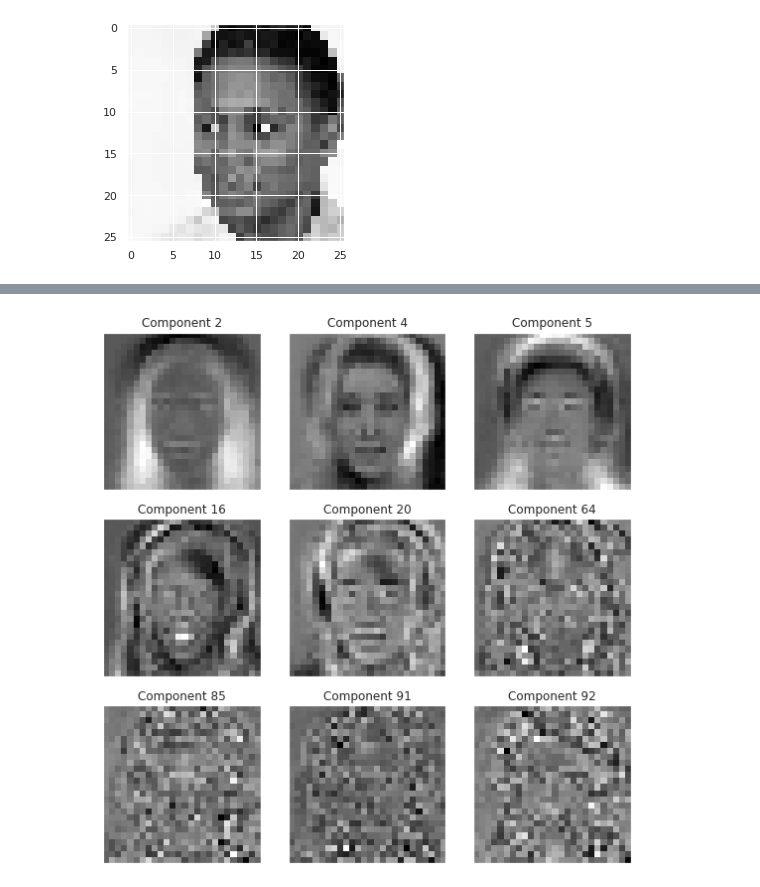
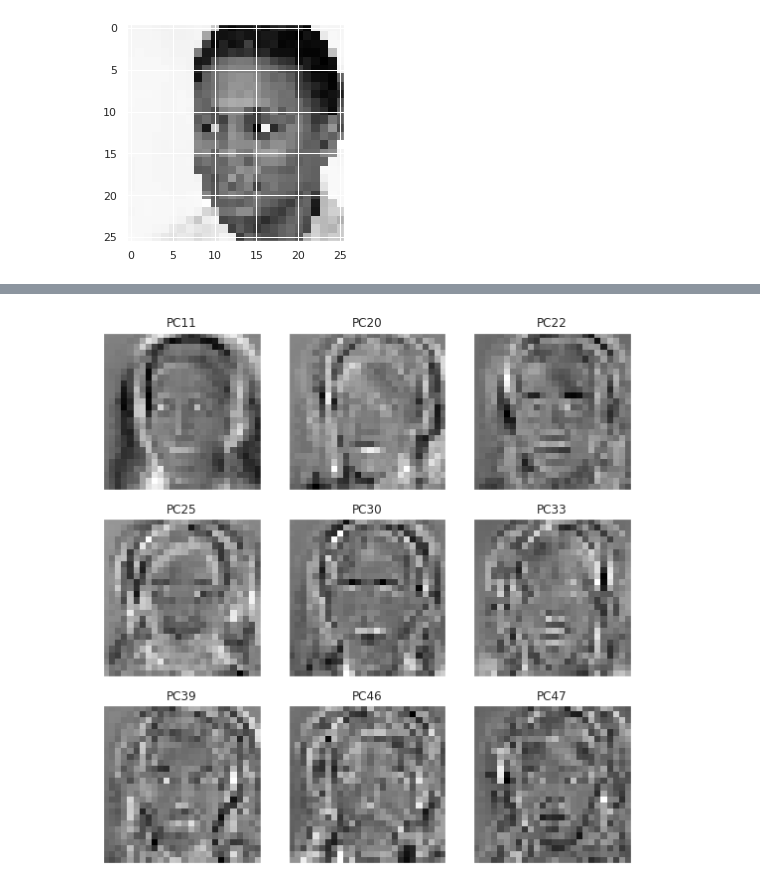
Before and after one commit to ntolley/ds_examples, a Jupyter notebook: PCA.ipynb, the cells around one changed output, grey strips where cells are left out. Cells and saved outputs as stored; diff of their text form; code cells hidden in the pictures.

```diff
--- a/PCA.ipynb
+++ b/PCA.ipynb
@@ -79,4 +92,0 @@ print(image_list.shape)
-# %%
-n_components = 100
-pca = PCA(n_components=n_components, random_state=0)
-pca.fit(image_flattened.T)
@@ -84,0 +95,12 @@ PCA(n_components=100, random_state=0)
+# %%
+image_selection = 50
+
+fig, axs = plt.subplots(1, 5, figsize=(12,6), tight_layout=True)
+for idx, ax in zip(range(0,50,10), axs.reshape(-1)):
+    pca = PCA(n_components=idx + 1, random_state=0)
+    transformed = pca.fit_transform(image_flattened)
+    reconstruction = pca.inverse_transform(transformed)
+    ax.imshow(reconstruction[image_selection,:].reshape(image_shape), cmap='gray')
+    ax.get_xaxis().set_visible(False)
+    ax.get_yaxis().set_visible(False)
+    ax.set_title(f'{idx+1} components')
@@ -85,12 +115,15 @@ PCA(n_components=100, random_state=0)
 # %%
 component_list = sorted(np.random.choice(range(n_components), size=9))
+n_components = 50
+pca = PCA(n_components=n_components, random_state=0)
+transformed = pca.fit_transform(image_flattened)
 
 fig, axs = plt.subplots(3, 3, figsize=(8,8), tight_layout=True)
 for ax, idx in zip(axs.reshape(-1), component_list):
-    eigen_face = mixed_transformed[:,idx].reshape(image_shape)
+    eigen_face = pca.components_[idx, :].reshape(image_shape)
     ax.imshow(eigen_face, cmap='gray')
     ax.get_xaxis().set_visible(False)
     ax.get_yaxis().set_visible(False)
-    ax.set_title(f'Component {idx}')
+    ax.set_title(f'PC{idx+1}')
 # %% [output]
-[figure, old version]
+[figure, new version]
```
Also changed, not shown: parts of 17 cells of this notebook.
